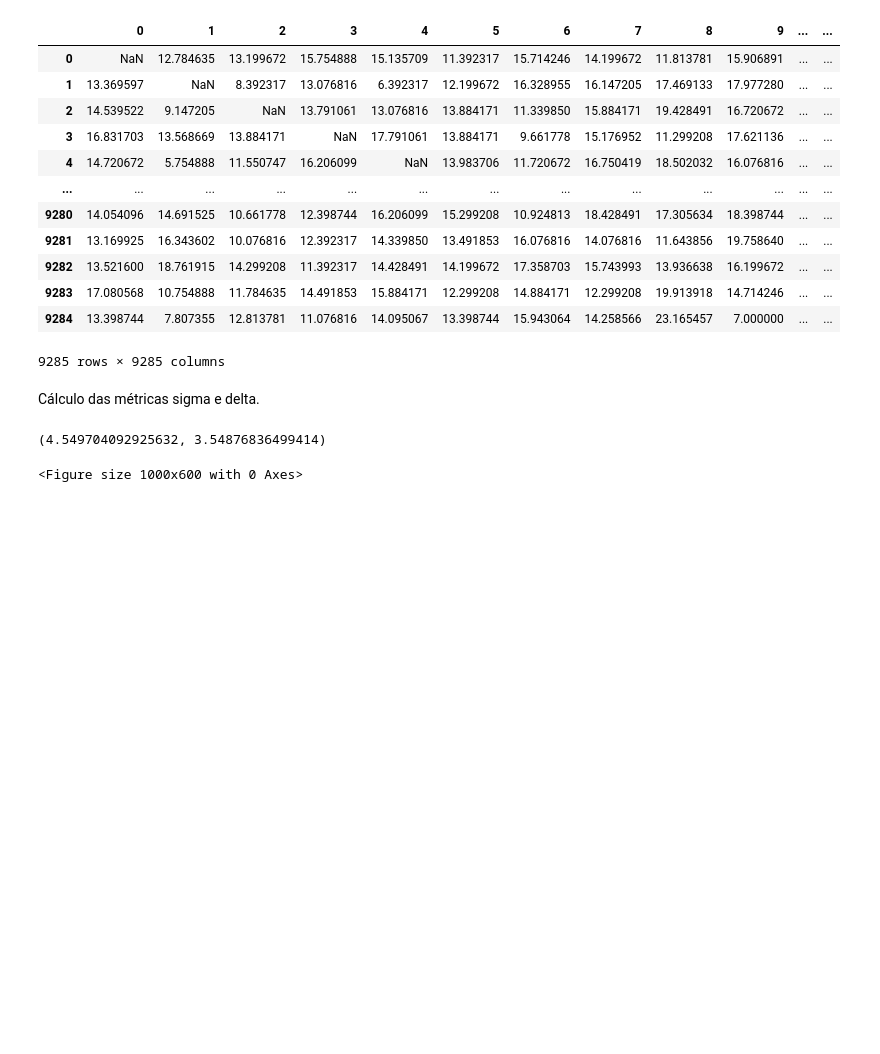
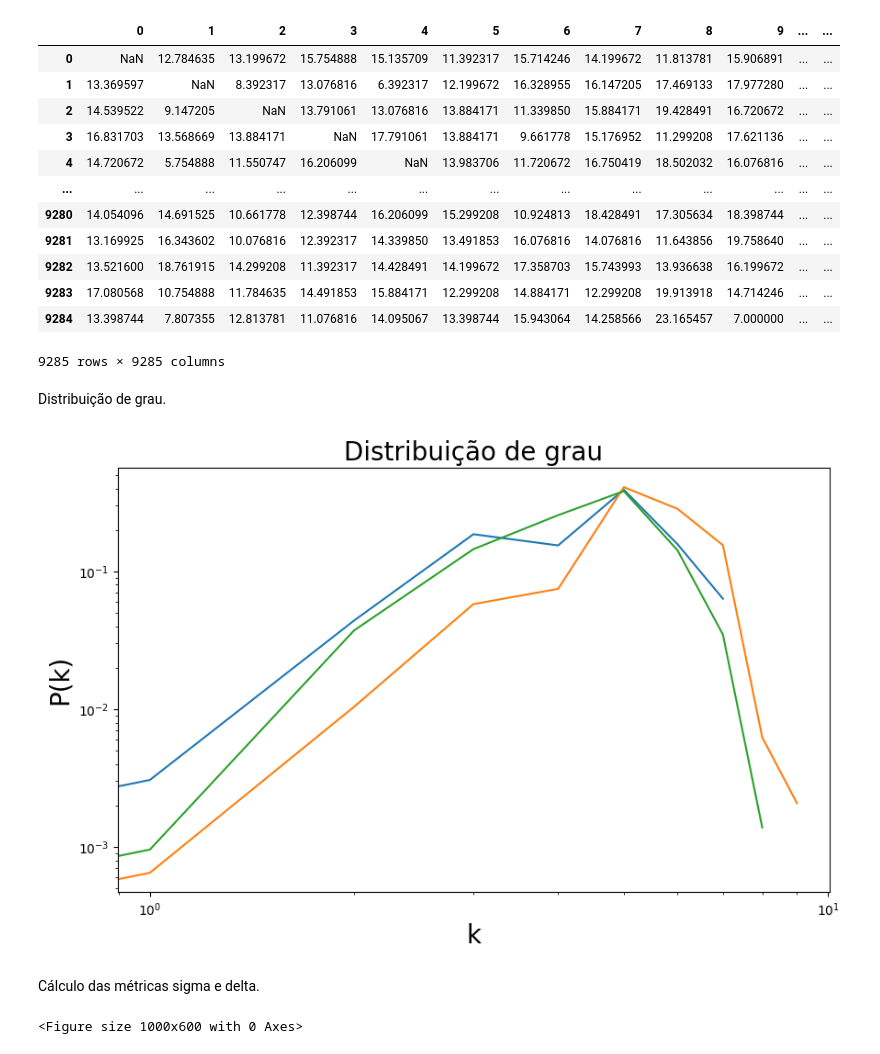
Before and after one commit to lucianoacsilva/complex-networks-2021, a Jupyter notebook: final_assessment/final_assessment.ipynb, the cells around one changed output. Saved outputs shown, nothing was run; the diff lists cells and outputs as text; code cells hidden in the pictures; blank space fills up the shorter version.

Commit message:
feature: Coloca distribuição de grau

```diff
--- a/final_assessment/final_assessment.ipynb
+++ b/final_assessment/final_assessment.ipynb
@@ -473,6 +473,40 @@ SI calculado com sucesso! Tempo:  503.7876846790314
 # %%
 #GER_sao_caetano_sf_df.to_csv("ger_sao_caetano.csv")
 GER_sao_caetano_sf_df = pd.read_csv("ger_sao_caetano.csv").drop(columns=["Unnamed: 0"])
+# %% [markdown]
+Distribuição de grau.
+# %%
+def degree_distribution(graph):
+    vk = dict(graph.degree())
+    vk = list(vk.values())  # we get only the degree values
+    vk = np.array(vk)
+    maxk = np.max(vk)
+    kvalues= np.arange(0,maxk+1) # possible values of k
+    Pk = np.zeros(maxk+1) # P(k)
+    for k in vk:
+        Pk[k] = Pk[k] + 1
+    Pk = Pk/sum(Pk) # the sum of the elements of P(k) must to be equal to one
+    return kvalues,Pk
+
+ks_c, Pk_c = degree_distribution(corumbatai_dual)
+ks_g, Pk_g = degree_distribution(guara_dual)
+ks_s, Pk_s = degree_distribution(sao_caetano_dual)
+
+plt.figure(figsize=(10,6))
+fig = plt.subplot(1,1,1)
+fig.set_xscale('log')
+fig.set_yscale('log')
+
+plt.plot(ks_c,Pk_c, label= "Corumbataí")
+plt.plot(ks_g,Pk_g, label = "Guará")
+plt.plot(ks_s,Pk_s, label = "São Caetano do Sul")
+plt.xlabel("k", fontsize=20)
+plt.ylabel("P(k)", fontsize=20)
+plt.title("Distribuição de grau", fontsize=20)
+
+plt.show()
+# %% [output]
+[figure, added]
 # %% [markdown]
 Cálculo das métricas sigma e delta.
 # %%
@@ -490,10 +524,6 @@ def sigma_delta(graph_sf_df, random_graph_sf_df):
 sigma_delta_metrics_corumbatai = sigma_delta(corumbatai_si_df, GER_corumbatai_sf_df)
 sigma_delta_metrics_guara = sigma_delta(guara_si_df, GER_guara_sf_df)
 sigma_delta_metrics_sao_caetano = sigma_delta(sao_caetano_si_df, GER_sao_caetano_sf_df)
-# %%
-sigma_delta_metrics_sao_caetano
-# %% [output]
-(4.549704092925632, 3.54876836499414)
 # %%
 plt.figure(figsize=(10, 6))
 
```
Also changed, not shown: parts of 2 cells of this notebook.
